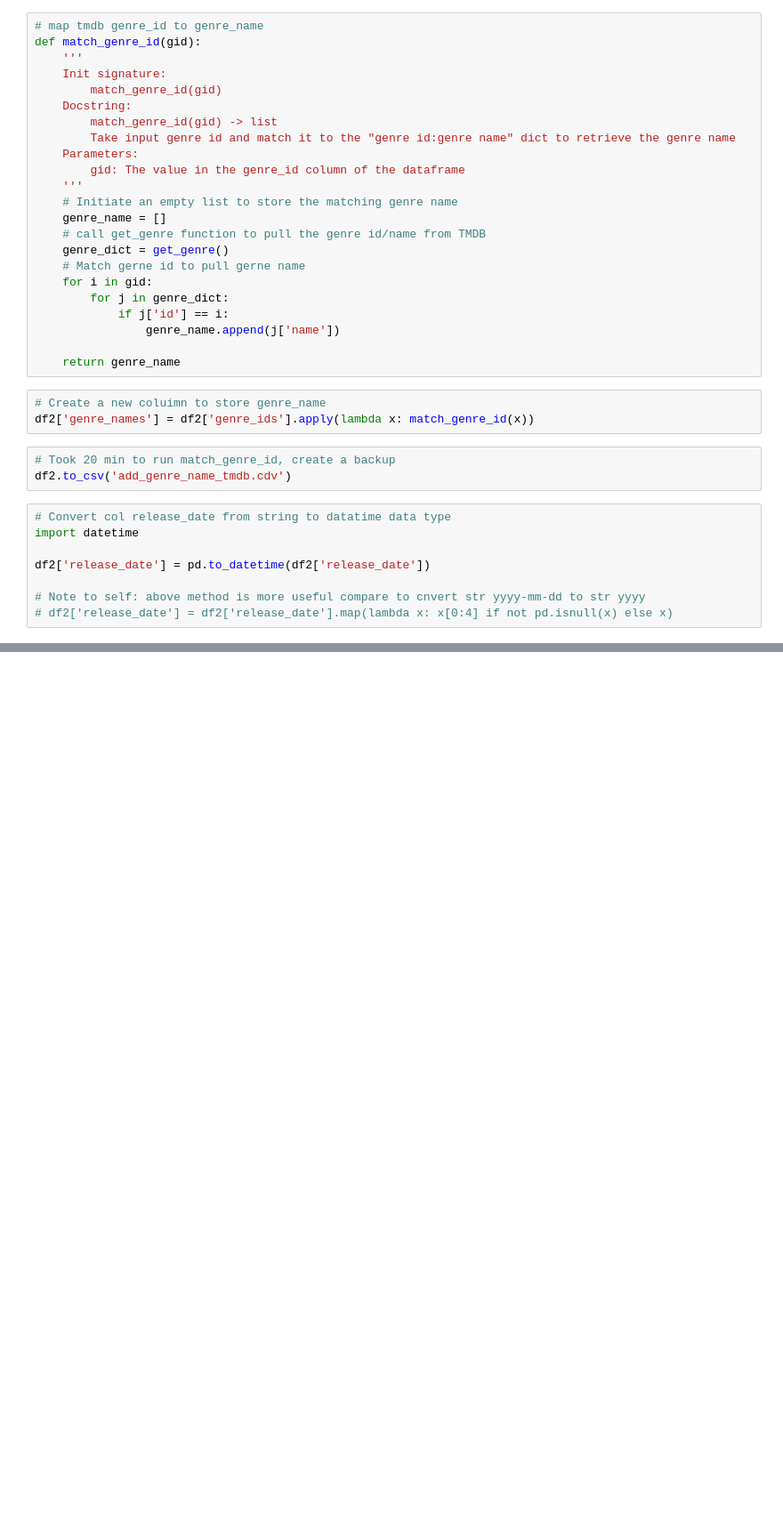
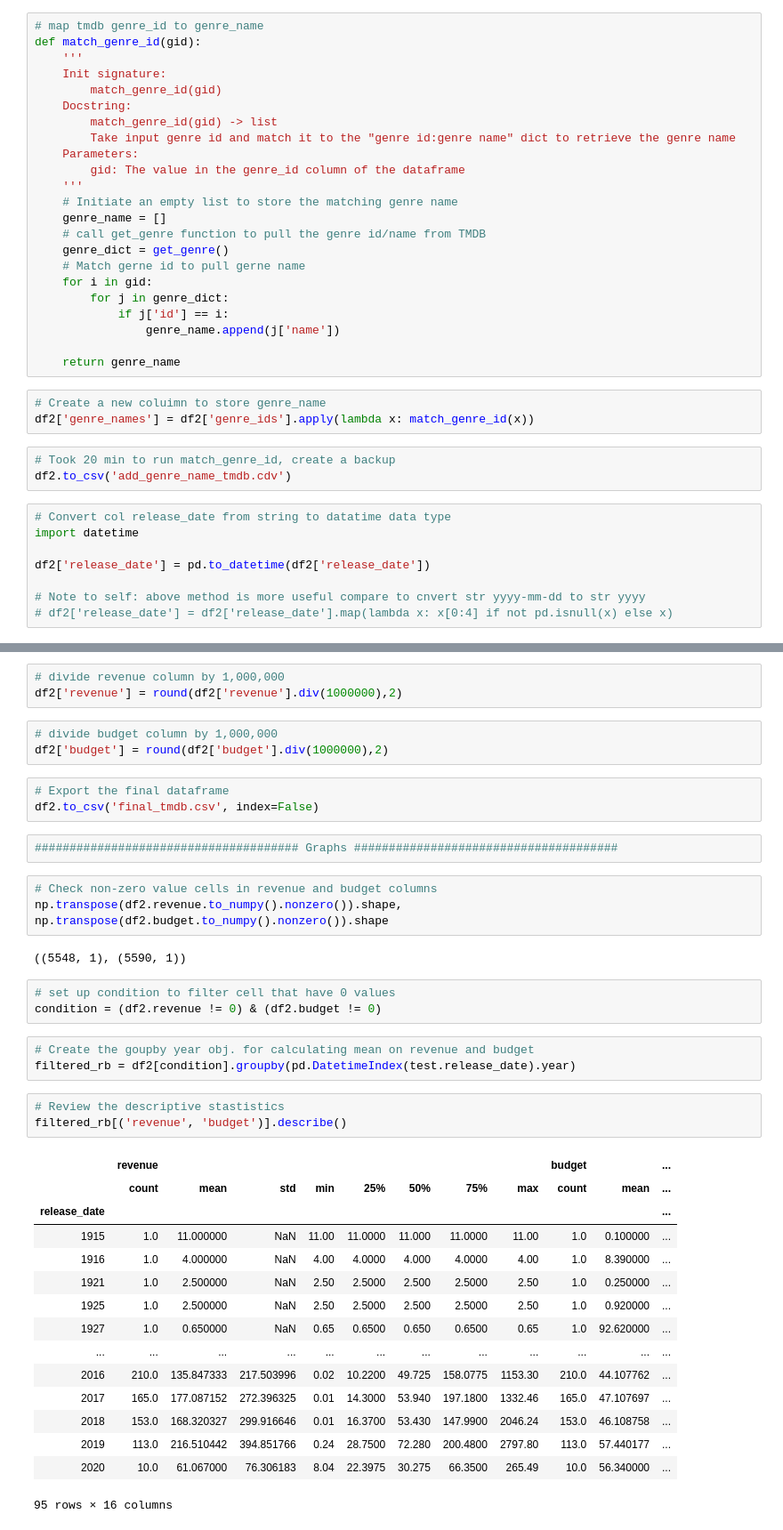
Before and after one commit to CaryMosley/Mod1Project, a Jupyter notebook: MovieStatistics.ipynb, the cells around one changed output, grey strips where cells are left out. Shown at 89% size. Cells and saved outputs as stored; diff of their text form; blank space fills up the shorter version.

```diff
--- a/MovieStatistics.ipynb
+++ b/MovieStatistics.ipynb
@@ -359,0 +347,41 @@ Name: revenue, Length: 9975, dtype: float64
+# %%
+# divide revenue column by 1,000,000
+df2['revenue'] = round(df2['revenue'].div(1000000),2)
+# %%
+# divide budget column by 1,000,000
+df2['budget'] = round(df2['budget'].div(1000000),2)
+# %%
+# Export the final dataframe
+df2.to_csv('final_tmdb.csv', index=False)
+# %%
+###################################### Graphs ######################################
+# %%
+# Check non-zero value cells in revenue and budget columns
+np.transpose(df2.revenue.to_numpy().nonzero()).shape, np.transpose(df2.budget.to_numpy().nonzero()).shape
+# %% [output]
+((5548, 1), (5590, 1))
+# %%
+# set up condition to filter cell that have 0 values
+condition = (df2.revenue != 0) & (df2.budget != 0)
+# %%
+# Create the goupby year obj. for calculating mean on revenue and budget
+filtered_rb = df2[condition].groupby(pd.DatetimeIndex(test.release_date).year)
+# %%
+# Review the descriptive stastistics
+filtered_rb[('revenue', 'budget')].describe()
+# %% [output]
+|  | revenue |  |  |  |  |  |  |  | budget |  | ... |
+|  | count | mean | std | min | 25% | 50% | 75% | max | count | mean | ... |
+| release_date |  |  |  |  |  |  |  |  |  |  | ... |
+| 1915 | 1.0 | 11.000000 | NaN | 11.00 | 11.0000 | 11.000 | 11.0000 | 11.00 | 1.0 | 0.100000 | ... |
+| 1916 | 1.0 | 4.000000 | NaN | 4.00 | 4.0000 | 4.000 | 4.0000 | 4.00 | 1.0 | 8.390000 | ... |
+| 1921 | 1.0 | 2.500000 | NaN | 2.50 | 2.5000 | 2.500 | 2.5000 | 2.50 | 1.0 | 0.250000 | ... |
+| 1925 | 1.0 | 2.500000 | NaN | 2.50 | 2.5000 | 2.500 | 2.5000 | 2.50 | 1.0 | 0.920000 | ... |
+| 1927 | 1.0 | 0.650000 | NaN | 0.65 | 0.6500 | 0.650 | 0.6500 | 0.65 | 1.0 | 92.620000 | ... |
+| ... | ... | ... | ... | ... | ... | ... | ... | ... | ... | ... | ... |
+| 2016 | 210.0 | 135.847333 | 217.503996 | 0.02 | 10.2200 | 49.725 | 158.0775 | 1153.30 | 210.0 | 44.107762 | ... |
+| 2017 | 165.0 | 177.087152 | 272.396325 | 0.01 | 14.3000 | 53.940 | 197.1800 | 1332.46 | 165.0 | 47.107697 | ... |
+| 2018 | 153.0 | 168.320327 | 299.916646 | 0.01 | 16.3700 | 53.430 | 147.9900 | 2046.24 | 153.0 | 46.108758 | ... |
+| 2019 | 113.0 | 216.510442 | 394.851766 | 0.24 | 28.7500 | 72.280 | 200.4800 | 2797.80 | 113.0 | 57.440177 | ... |
+| 2020 | 10.0 | 61.067000 | 76.306183 | 8.04 | 22.3975 | 30.275 | 66.3500 | 265.49 | 10.0 | 56.340000 | ... |
+95 rows × 16 columns
```
Also changed, not shown: parts of 22 cells of this notebook.
